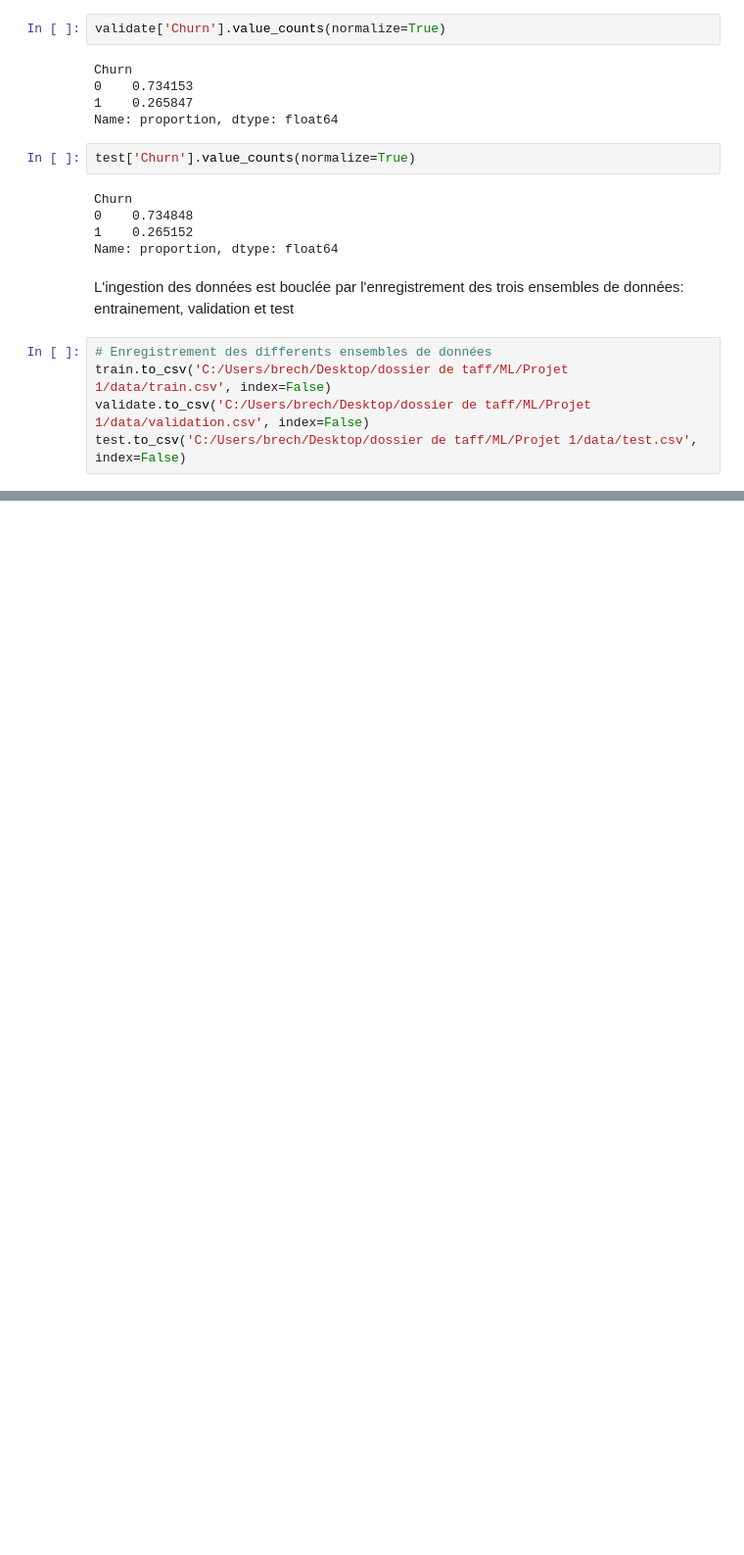
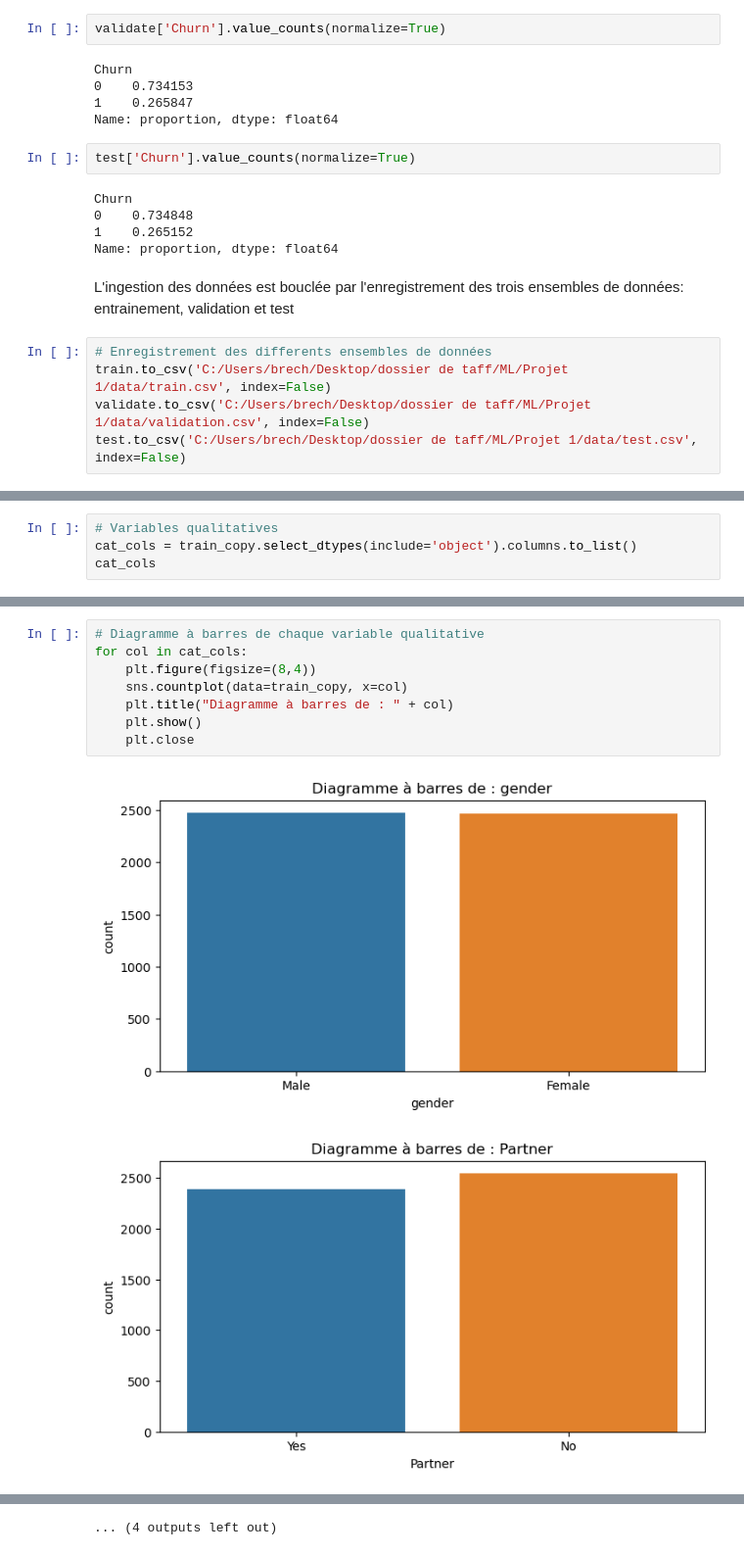
Before and after one commit to BrechM/Projects-Space, a Jupyter notebook: ML/Projet 1/models/Churn_notebook.ipynb, the cells around one changed output, grey strips where cells are left out. Shown: that part at 98% size. Cells and saved outputs as stored; diff of their text form; blank space fills up the shorter version.

```diff
--- a/ML/Projet 1/models/Churn_notebook.ipynb
+++ b/ML/Projet 1/models/Churn_notebook.ipynb
@@ -167,0 +192,4 @@ test.to_csv('C:/Users/brech/Desktop/dossier de taff/ML/Projet 1/data/test.csv',
+# %%
+# Variables qualitatives
+cat_cols = train_copy.select_dtypes(include='object').columns.to_list()
+cat_cols
@@ -167,0 +225,11 @@ test.to_csv('C:/Users/brech/Desktop/dossier de taff/ML/Projet 1/data/test.csv',
+# %%
+# Diagramme à barres de chaque variable qualitative
+for col in cat_cols:
+    plt.figure(figsize=(8,4))
+    sns.countplot(data=train_copy, x=col)
+    plt.title("Diagramme à barres de : " + col)
+    plt.show()
+    plt.close
+# %% [output]
+[figure, added]
+[figure, added]
@@ -167,0 +246 @@ test.to_csv('C:/Users/brech/Desktop/dossier de taff/ML/Projet 1/data/test.csv',
+... (4 outputs left out)
```
Also changed, not shown: parts of 37 cells of this notebook, 2 other files.
